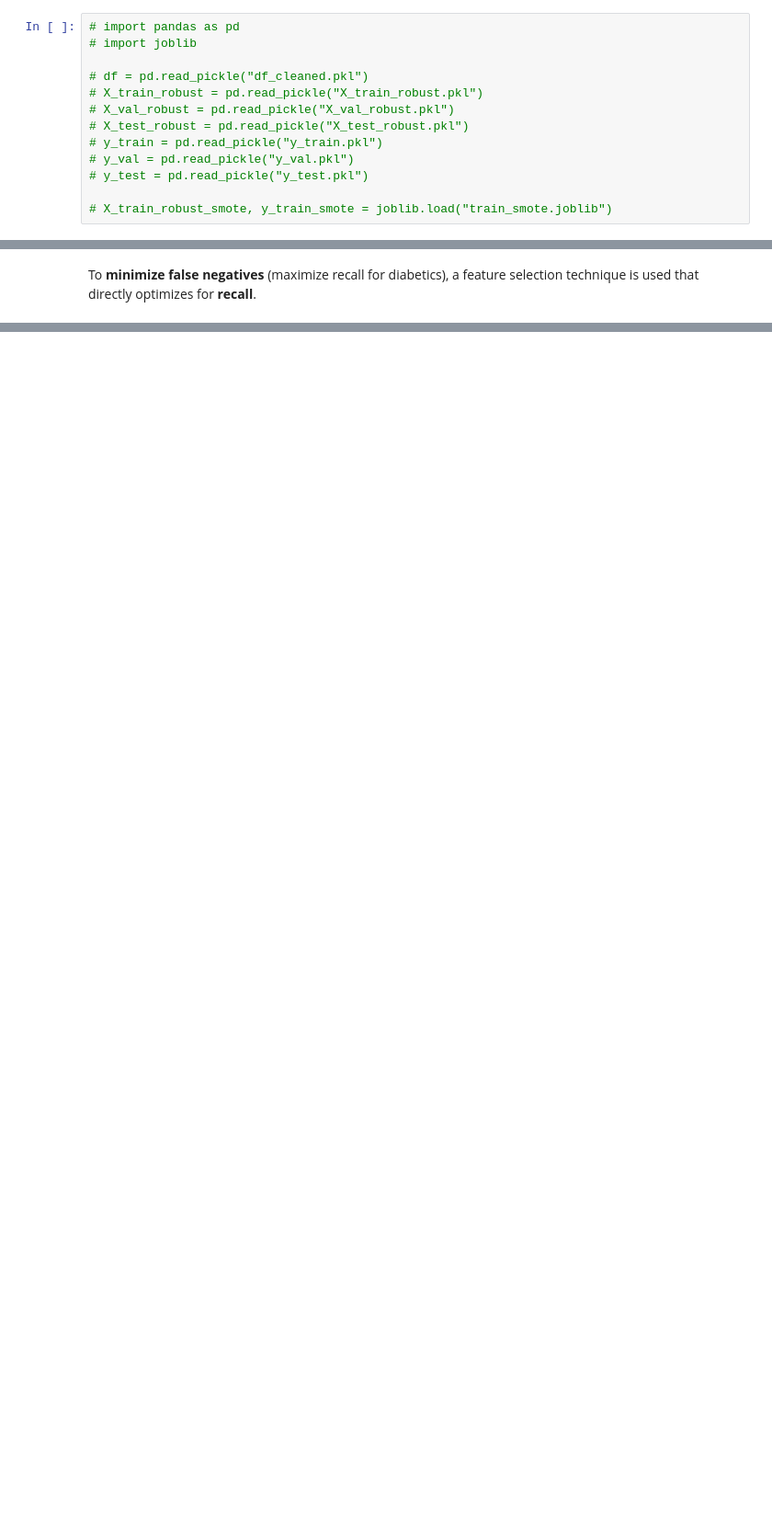
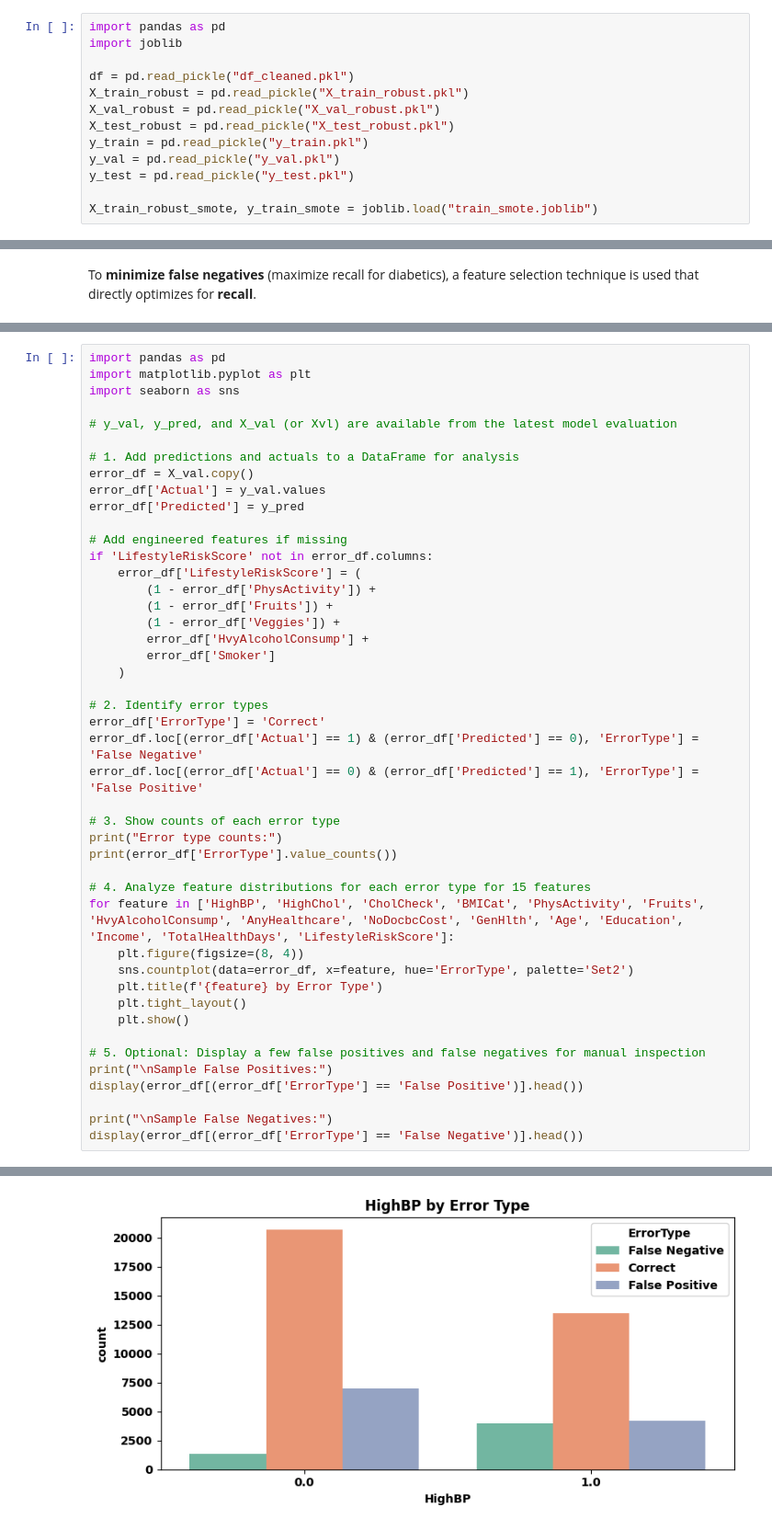
Before and after one commit to vijaivimu/SDS-CP035-gluco-track, a Jupyter notebook: beginner/submissions/team-members/NooraAlakulppi/noora-CP035.ipynb, the cells around one changed output, grey strips where cells are left out. Shown at 92% size. Cells and saved outputs as stored; diff of their text form; blank space fills up the shorter version.

Commit message:
Update noora-CP035.ipynb with Week 4 analysis and models

```diff
--- a/beginner/submissions/team-members/NooraAlakulppi/noora-CP035.ipynb
+++ b/beginner/submissions/team-members/NooraAlakulppi/noora-CP035.ipynb
@@ -3082,18 +3082,18 @@ joblib.dump((X_train_robust_smote, y_train_smote), "train_smote.joblib")
 At the start of a new session:
 Loaded saved objects instead of rerunning all preprocessing.
 # %%
-# import pandas as pd
-# import joblib
+import pandas as pd
+import joblib
 
-# df = pd.read_pickle("df_cleaned.pkl")
-# X_train_robust = pd.read_pickle("X_train_robust.pkl")
-# X_val_robust = pd.read_pickle("X_val_robust.pkl")
-# X_test_robust = pd.read_pickle("X_test_robust.pkl")
-# y_train = pd.read_pickle("y_train.pkl")
-# y_val = pd.read_pickle("y_val.pkl")
-# y_test = pd.read_pickle("y_test.pkl")
+df = pd.read_pickle("df_cleaned.pkl")
+X_train_robust = pd.read_pickle("X_train_robust.pkl")
+X_val_robust = pd.read_pickle("X_val_robust.pkl")
+X_test_robust = pd.read_pickle("X_test_robust.pkl")
+y_train = pd.read_pickle("y_train.pkl")
+y_val = pd.read_pickle("y_val.pkl")
+y_test = pd.read_pickle("y_test.pkl")
 
-# X_train_robust_smote, y_train_smote = joblib.load("train_smote.joblib")
+X_train_robust_smote, y_train_smote = joblib.load("train_smote.joblib")
 # %% [markdown]
 # ✅ Week 4: Model Tuning & Finalization
 * Perform hyperparameter tuning (grid/random search)
@@ -3720,0 +3729,46 @@ Confusion matrix:
+# %%
+import pandas as pd
+import matplotlib.pyplot as plt
+import seaborn as sns
+
+# y_val, y_pred, and X_val (or Xvl) are available from the latest model evaluation
+
+# 1. Add predictions and actuals to a DataFrame for analysis
+error_df = X_val.copy()
+error_df['Actual'] = y_val.values
+error_df['Predicted'] = y_pred
+
+# Add engineered features if missing
+if 'LifestyleRiskScore' not in error_df.columns:
+    error_df['LifestyleRiskScore'] = (
+        (1 - error_df['PhysActivity']) +
+        (1 - error_df['Fruits']) +
+        (1 - error_df['Veggies']) +
+        error_df['HvyAlcoholConsump'] +
+        error_df['Smoker']
+    )
+
+# 2. Identify error types
+error_df['ErrorType'] = 'Correct'
+error_df.loc[(error_df['Actual'] == 1) & (error_df['Predicted'] == 0), 'ErrorType'] = 'False Negative'
+error_df.loc[(error_df['Actual'] == 0) & (error_df['Predicted'] == 1), 'ErrorType'] = 'False Positive'
+
+# 3. Show counts of each error type
+print("Error type counts:")
+print(error_df['ErrorType'].value_counts())
+
+# 4. Analyze feature distributions for each error type for 15 features
+for feature in ['HighBP', 'HighChol', 'CholCheck', 'BMICat', 'PhysActivity', 'Fruits', 'HvyAlcoholConsump', 'AnyHealthcare', 'NoDocbcCost', 'GenHlth', 'Age', 'Education', 'Income', 'TotalHealthDays', 'LifestyleRiskScore']:
+    plt.figure(figsize=(8, 4))
+    sns.countplot(data=error_df, x=feature, hue='ErrorType', palette='Set2')
+    plt.title(f'{feature} by Error Type')
+    plt.tight_layout()
+    plt.show()
+
+# 5. Optional: Display a few false positives and false negatives for manual inspection
+print("\nSample False Positives:")
+display(error_df[(error_df['ErrorType'] == 'False Positive')].head())
+
+print("\nSample False Negatives:")
+display(error_df[(error_df['ErrorType'] == 'False Negative')].head())
+# %% [output]
@@ -3720,0 +3781 @@ Confusion matrix:
+[figure, added]
```
Also changed, not shown: parts of 21 cells of this notebook.
